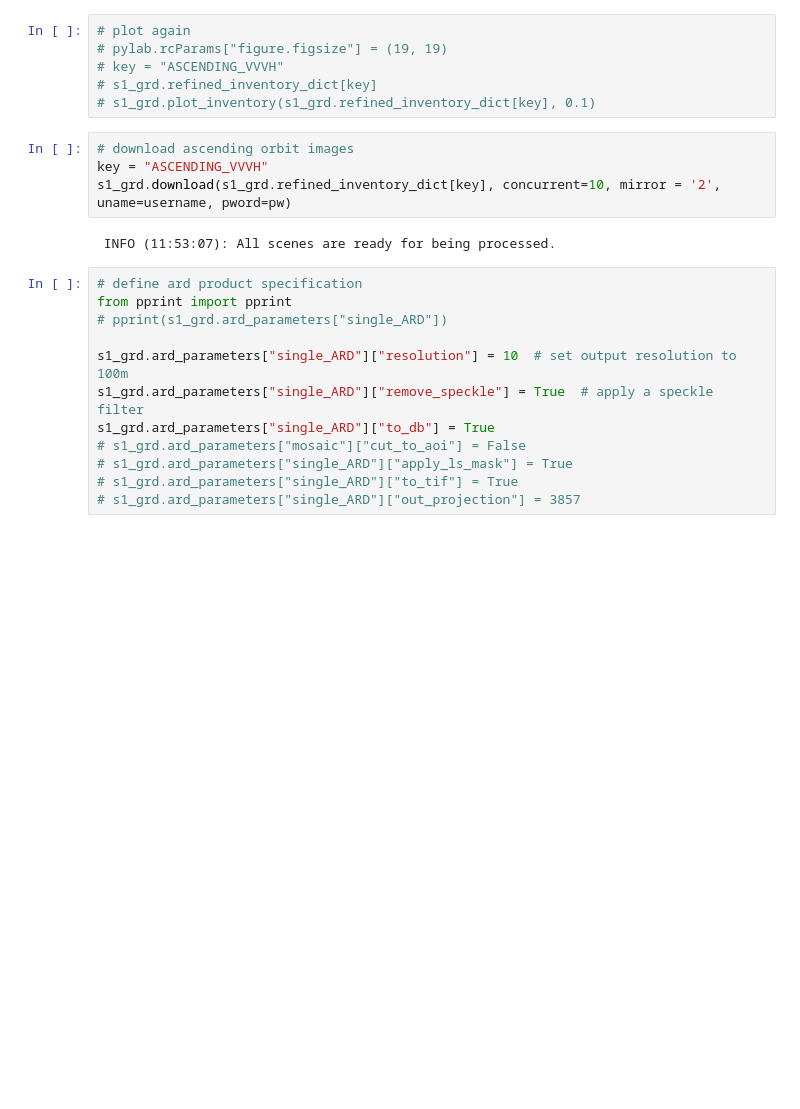
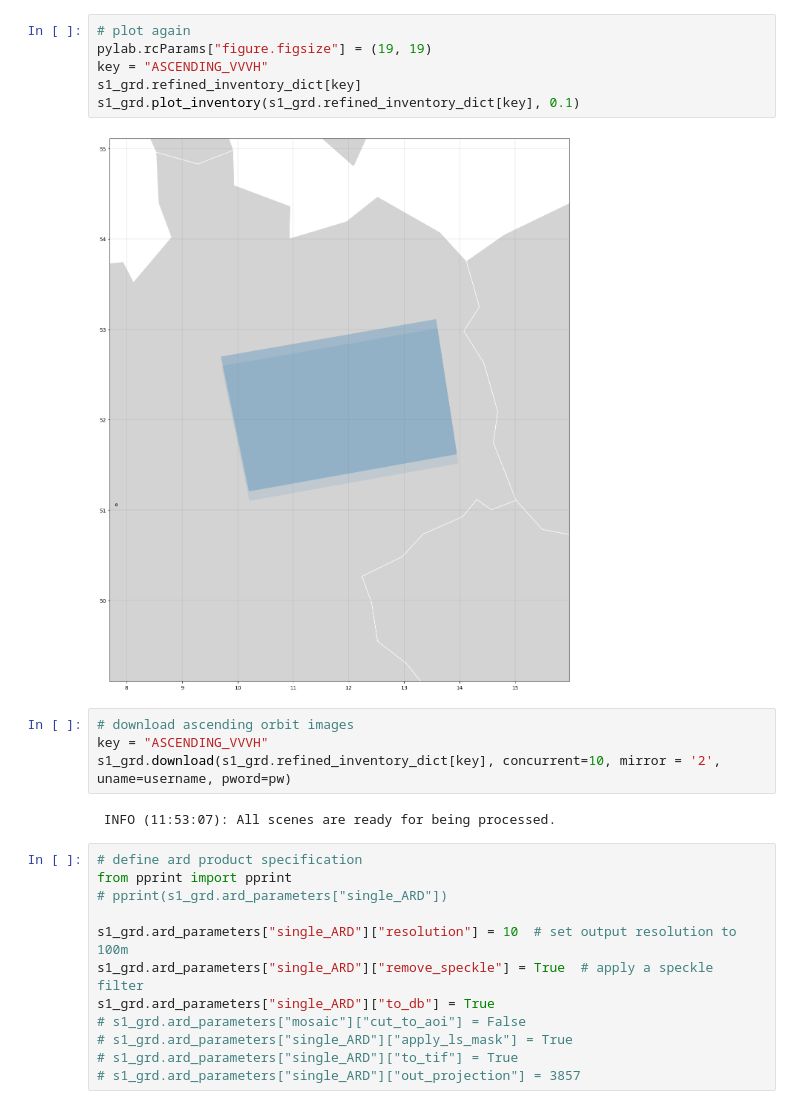
Before and after one commit to langdavAgvolution/sen1ost, a Jupyter notebook: sen1_batch.ipynb, the cells around one changed output. Drawn from its saved outputs; the diff is of its cells as text; blank space fills up the shorter version.

```diff
--- a/sen1_batch.ipynb
+++ b/sen1_batch.ipynb
@@ -81,9 +90,11 @@ s1_grd.refine_inventory()
 # %%
 # plot again
-# pylab.rcParams["figure.figsize"] = (19, 19)
-# key = "ASCENDING_VVVH"
-# s1_grd.refined_inventory_dict[key]
-# s1_grd.plot_inventory(s1_grd.refined_inventory_dict[key], 0.1)
+pylab.rcParams["figure.figsize"] = (19, 19)
+key = "ASCENDING_VVVH"
+s1_grd.refined_inventory_dict[key]
+s1_grd.plot_inventory(s1_grd.refined_inventory_dict[key], 0.1)
+# %% [output]
+[figure, added]
 # %%
 # download ascending orbit images
 key = "ASCENDING_VVVH"
```
Also changed, not shown: parts of 4 cells of this notebook, 2 other files.
